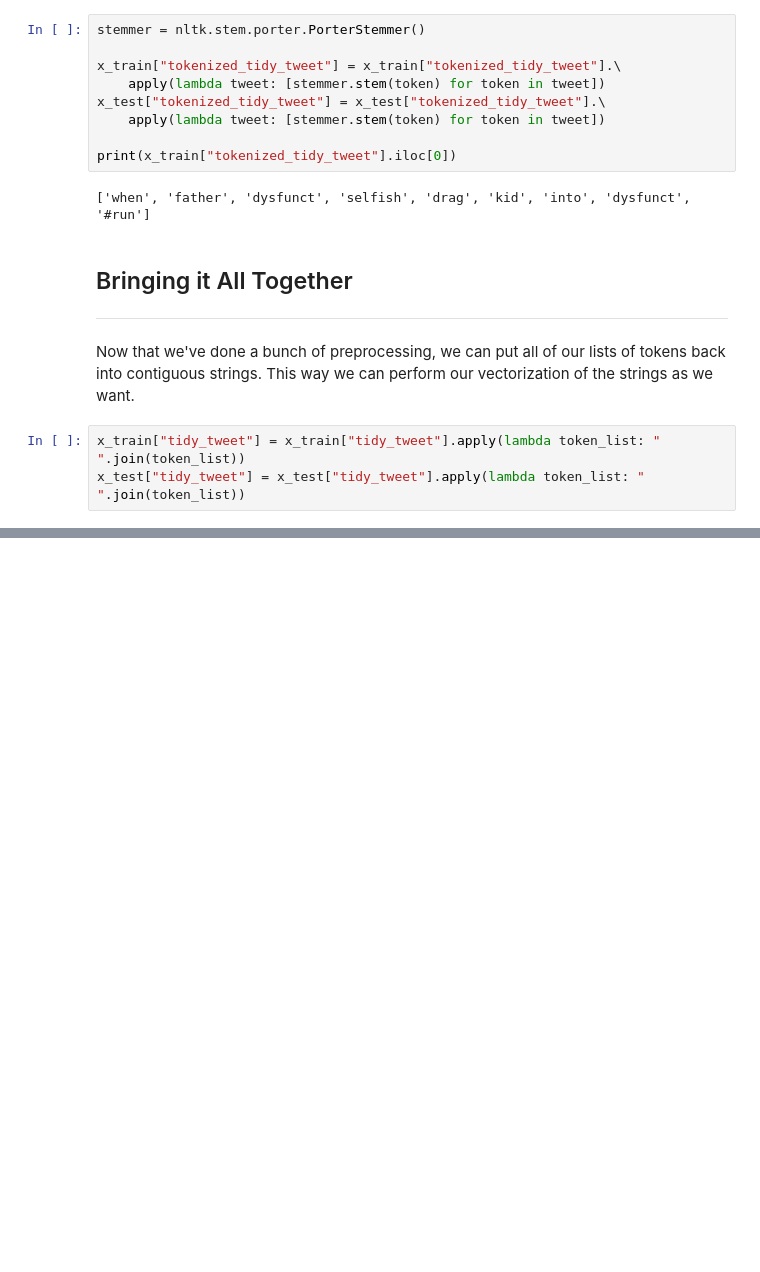
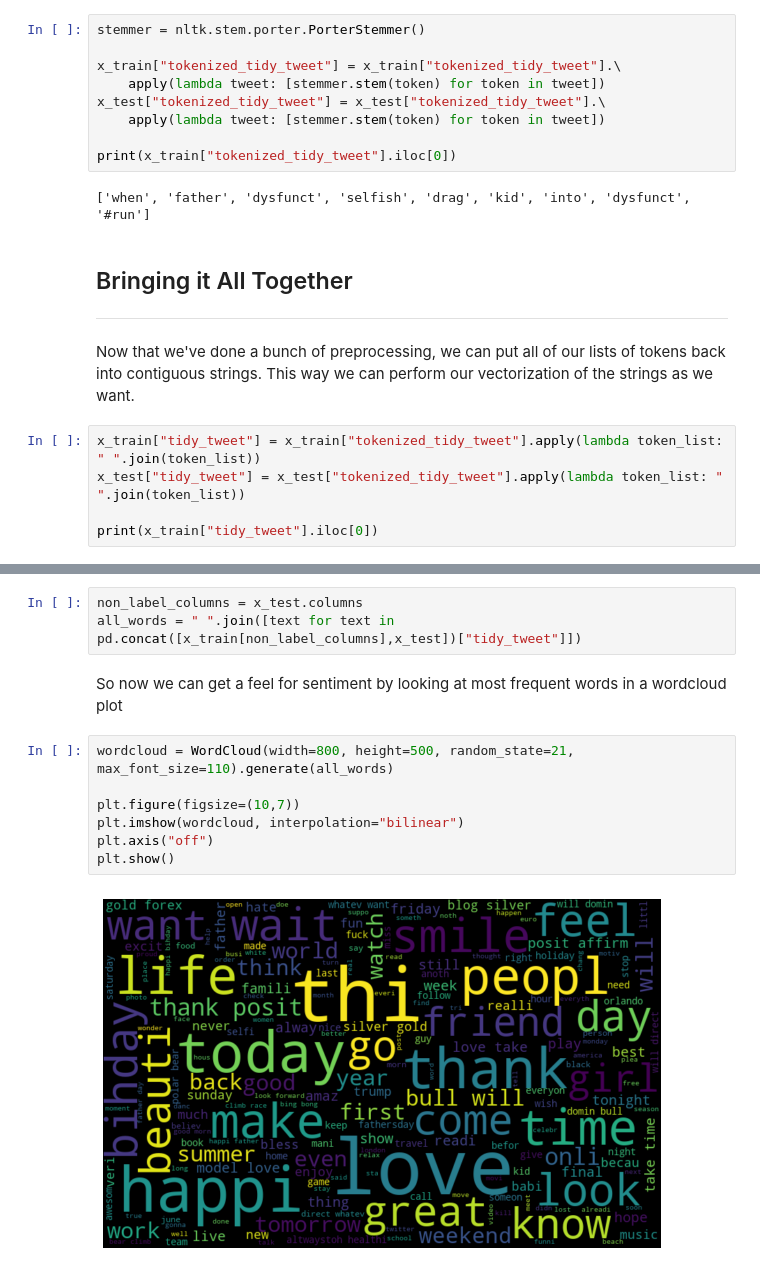
Before and after one commit to jcorrado76/NLP_in_Python, a Jupyter notebook: Comprehensive Hands on Guide to Twitter Sentiment Analysis with dataset and code.ipynb, the cells around one changed output, grey strips where cells are left out. Saved outputs shown, nothing was run; the diff lists cells and outputs as text; blank space fills up the shorter version.

```diff
--- a/Comprehensive Hands on Guide to Twitter Sentiment Analysis with dataset and code.ipynb
+++ b/Comprehensive Hands on Guide to Twitter Sentiment Analysis with dataset and code.ipynb
@@ -180,5 +188,7 @@ print(x_train["tokenized_tidy_tweet"].iloc[0])
 ***
 Now that we've done a bunch of preprocessing, we can put all of our lists of tokens back into contiguous strings. This way we can perform our vectorization of the strings as we want.
 # %%
-x_train["tidy_tweet"] = x_train["tidy_tweet"].apply(lambda token_list: " ".join(token_list))
-x_test["tidy_tweet"] = x_test["tidy_tweet"].apply(lambda token_list: " ".join(token_list))
+x_train["tidy_tweet"] = x_train["tokenized_tidy_tweet"].apply(lambda token_list: " ".join(token_list))
+x_test["tidy_tweet"] = x_test["tokenized_tidy_tweet"].apply(lambda token_list: " ".join(token_list))
+
+print(x_train["tidy_tweet"].iloc[0])
@@ -184,0 +203,14 @@ x_test["tidy_tweet"] = x_test["tidy_tweet"].apply(lambda token_list: " ".join(to
+# %%
+non_label_columns = x_test.columns
+all_words = " ".join([text for text in pd.concat([x_train[non_label_columns],x_test])["tidy_tweet"]])
+# %% [markdown]
+So now we can get a feel for sentiment by looking at most frequent words in a wordcloud plot
+# %%
+wordcloud = WordCloud(width=800, height=500, random_state=21, max_font_size=110).generate(all_words)
+
+plt.figure(figsize=(10,7))
+plt.imshow(wordcloud, interpolation="bilinear")
+plt.axis("off")
+plt.show()
+# %% [output]
+[figure, added]
```
Also changed, not shown: parts of 29 cells of this notebook, 5 other files.
